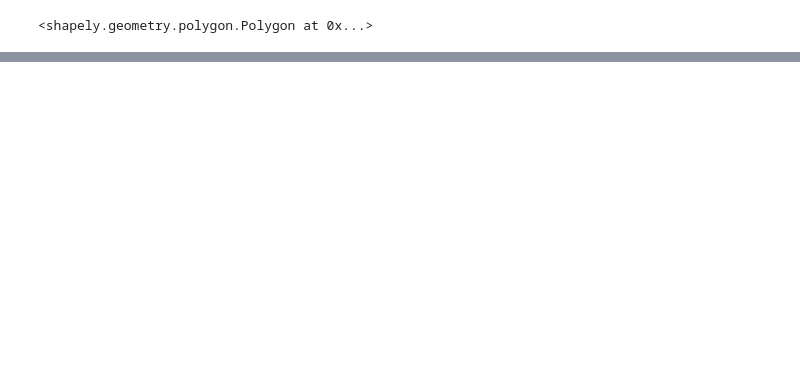
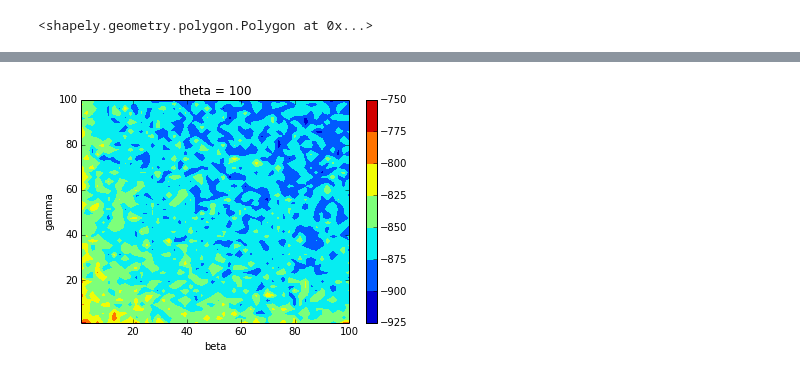
Before and after one commit to dorisjlee/crowd-seg, a Jupyter notebook: analysis/2017_02_16_SummarizationEM.ipynb, the cells around one changed output, grey strips where cells are left out. Saved outputs shown, nothing was run; the diff lists cells and outputs as text; code cells hidden in the pictures; blank space fills up the shorter version.

```diff
--- a/analysis/2017_02_16_SummarizationEM.ipynb
+++ b/analysis/2017_02_16_SummarizationEM.ipynb
@@ -114,0 +180,4 @@ Q(beta,gamma,theta)
+# %%
+constant_theta(100)
+# %% [output]
+[figure, added]
```
Also changed, not shown: parts of 34 cells of this notebook, 1 other file.
